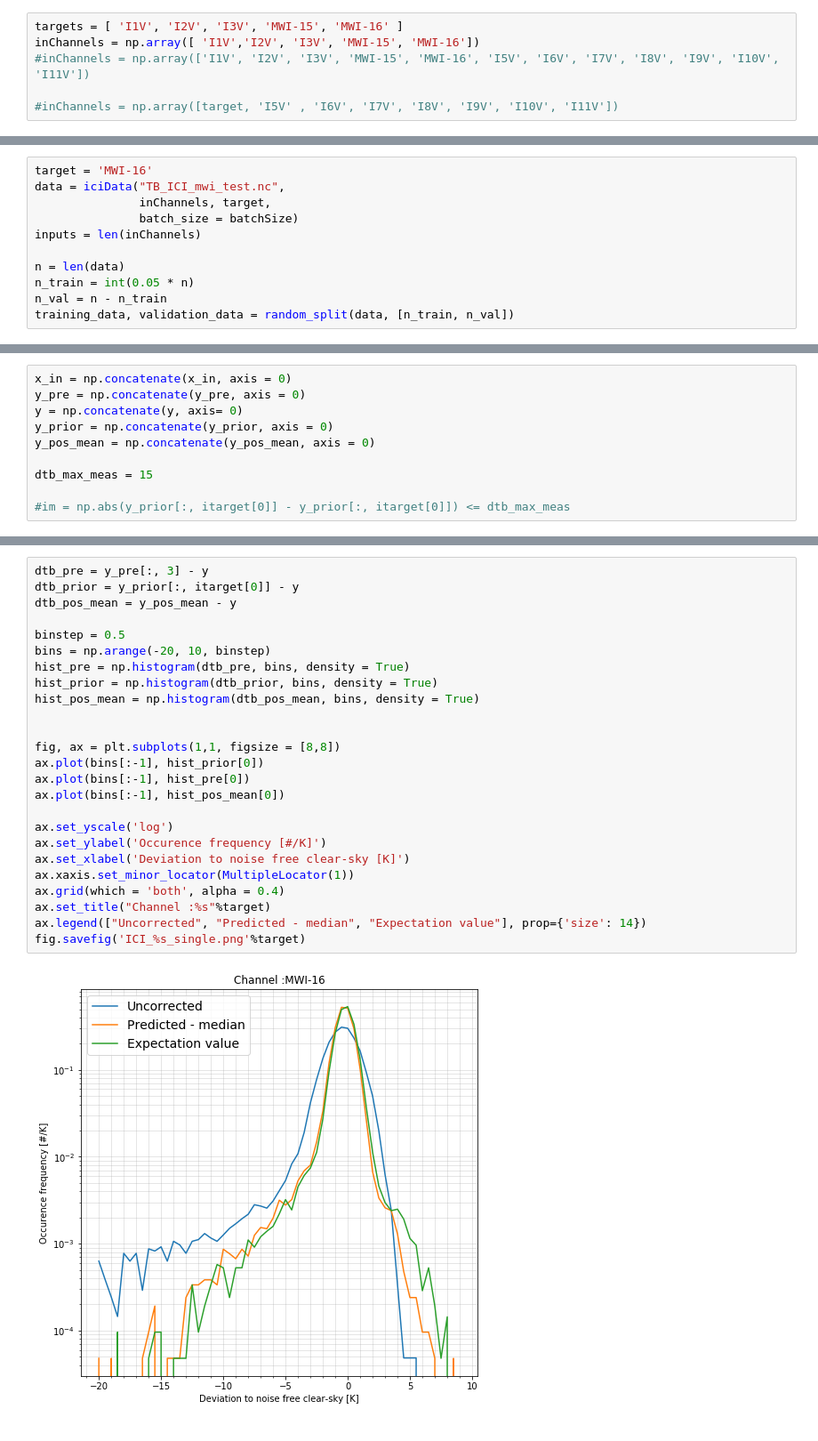
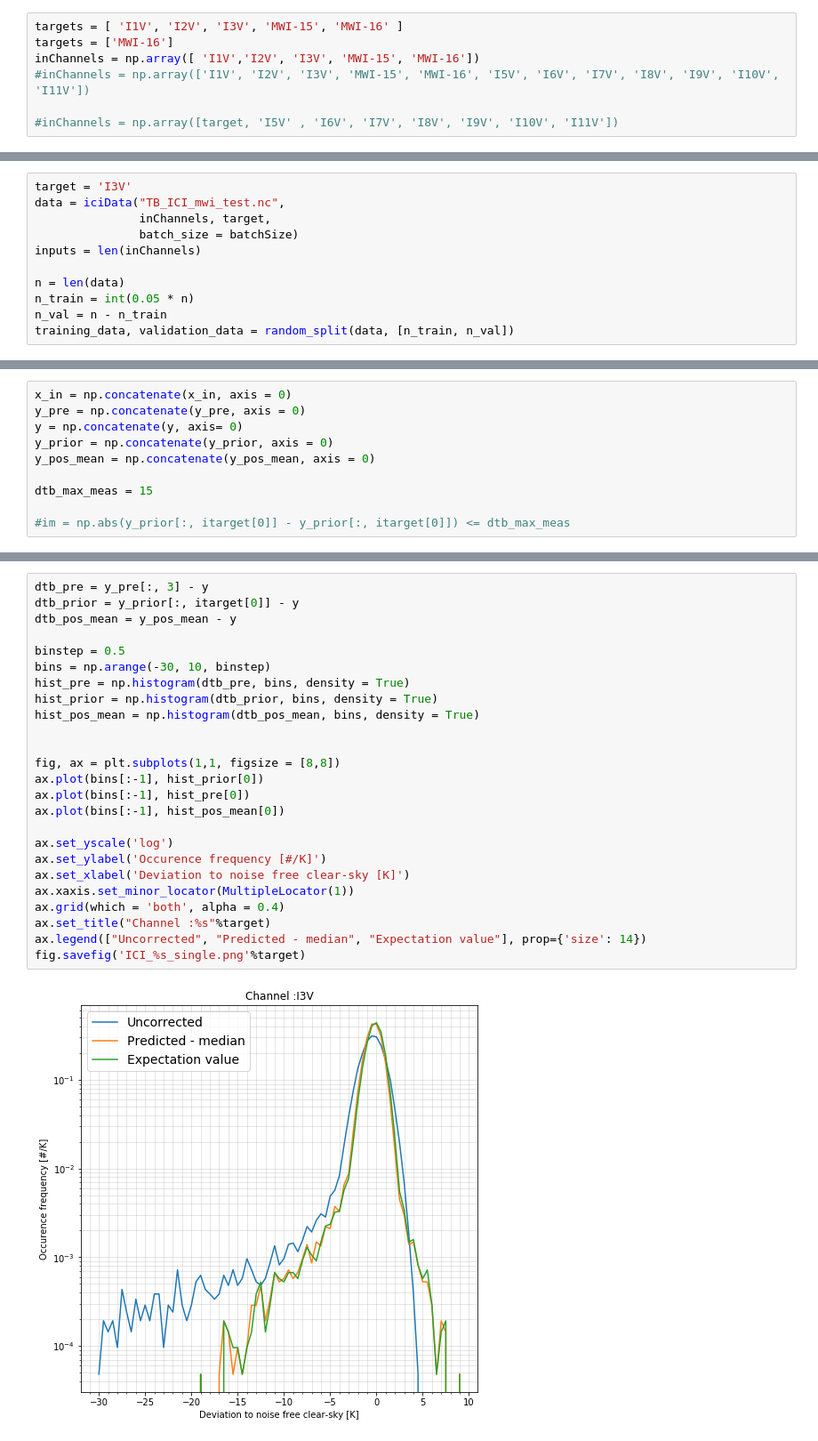
Before and after one commit to SEE-GEO/aws, a Jupyter notebook: ICI/qrnn_train-mwi-alone.ipynb, the cells around one changed output, grey strips where cells are left out. Shown at 89% size. Saved outputs shown, nothing was run; the diff lists cells and outputs as text.

```diff
--- a/ICI/qrnn_train-mwi-alone.ipynb
+++ b/ICI/qrnn_train-mwi-alone.ipynb
@@ -25,6 +25,7 @@ convergence_epoch = 6
 maximum_epoch = 100
 # %%
 targets = [ 'I1V', 'I2V', 'I3V', 'MWI-15', 'MWI-16' ]
+targets = ['MWI-16']
 inChannels = np.array([ 'I1V','I2V', 'I3V', 'MWI-15', 'MWI-16'])
 #inChannels = np.array(['I1V', 'I2V', 'I3V', 'MWI-15', 'MWI-16', 'I5V', 'I6V', 'I7V', 'I8V', 'I9V', 'I10V', 'I11V'])
 
@@ -83,5 +84,5 @@ ax.plot(results['validation_errors'])
 # %%
-target = 'MWI-16'
+target = 'I3V'
 data = iciData("TB_ICI_mwi_test.nc",
                inChannels, target,
                batch_size = batchSize)
@@ -154,27 +171,27 @@ dtb_max_meas = 15
 # %%
 dtb_pre = y_pre[:, 3] - y
 dtb_prior = y_prior[:, itarget[0]] - y
 dtb_pos_mean = y_pos_mean - y
 
 binstep = 0.5
-bins = np.arange(-20, 10, binstep)
+bins = np.arange(-30, 10, binstep)
 hist_pre = np.histogram(dtb_pre, bins, density = True)
 hist_prior = np.histogram(dtb_prior, bins, density = True)
 hist_pos_mean = np.histogram(dtb_pos_mean, bins, density = True)
 
 
 fig, ax = plt.subplots(1,1, figsize = [8,8])
 ax.plot(bins[:-1], hist_prior[0])
 ax.plot(bins[:-1], hist_pre[0])
 ax.plot(bins[:-1], hist_pos_mean[0])
 
 ax.set_yscale('log')
 ax.set_ylabel('Occurence frequency [#/K]')
 ax.set_xlabel('Deviation to noise free clear-sky [K]')
 ax.xaxis.set_minor_locator(MultipleLocator(1))
 ax.grid(which = 'both', alpha = 0.4)
 ax.set_title("Channel :%s"%target)
 ax.legend(["Uncorrected", "Predicted - median", "Expectation value"], prop={'size': 14})
 fig.savefig('ICI_%s_single.png'%target)
 # %% [output]
-[figure, old version]
+[figure, new version]
```
Also changed, not shown: parts of 5 cells of this notebook, 23 other files.
